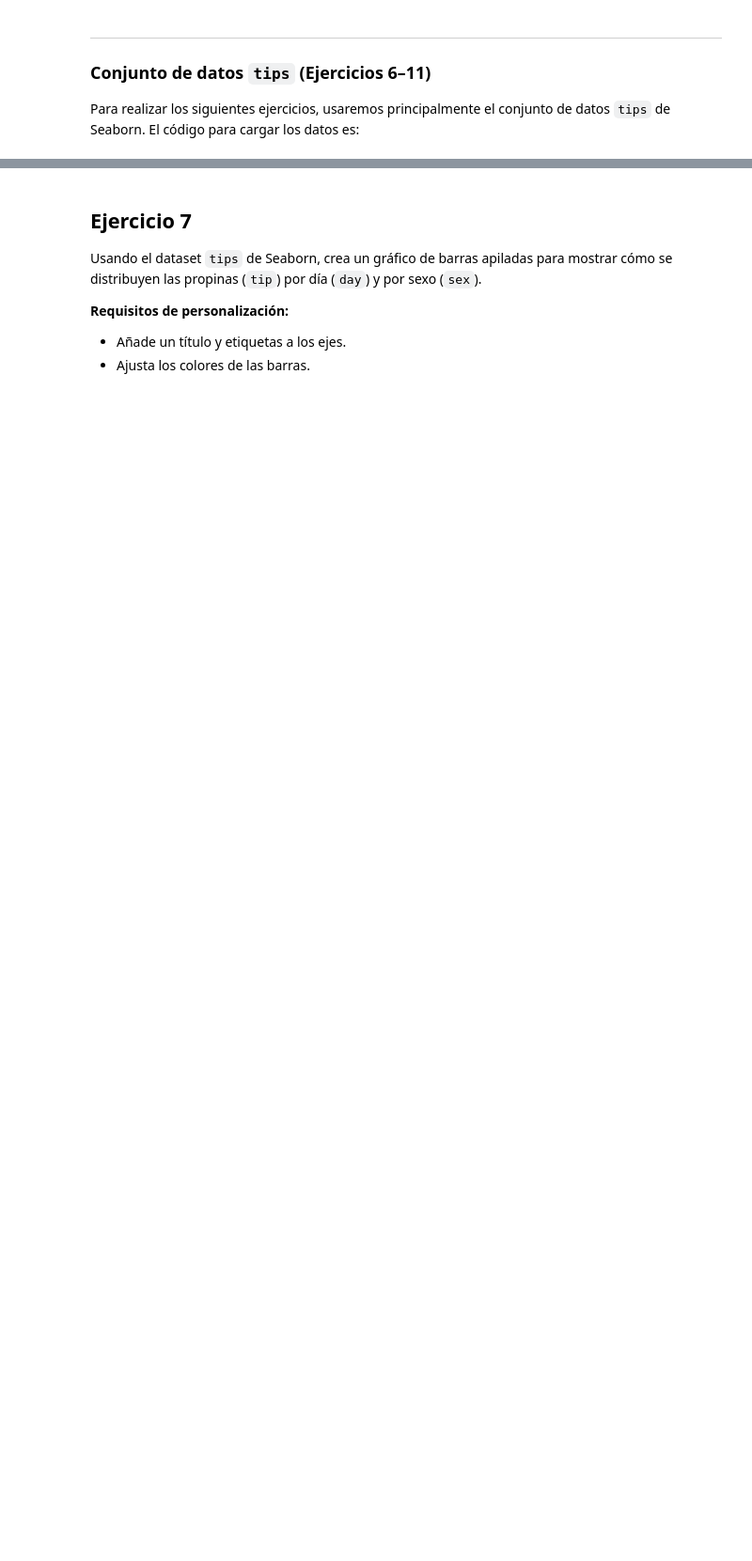
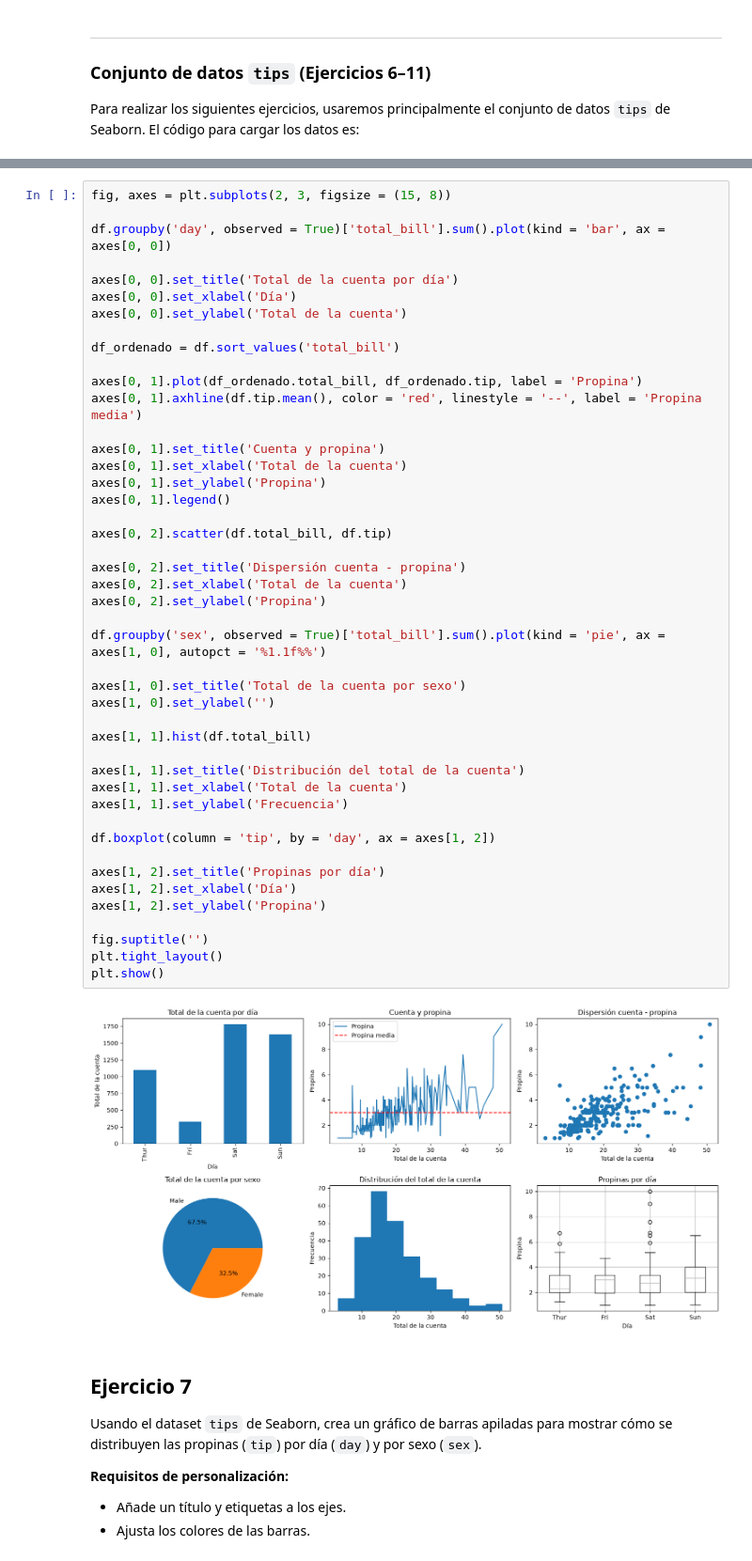
Before and after one commit to Manuel-Avecilla/PIA-MIA, a Jupyter notebook: matplotlib/Ejercicios_con_Matplotlib.ipynb, the cells around one changed output, grey strips where cells are left out. Shown at 94% size. Saved outputs shown, nothing was run; the diff lists cells and outputs as text; blank space fills up the shorter version.

```diff
--- a/matplotlib/Ejercicios_con_Matplotlib.ipynb
+++ b/matplotlib/Ejercicios_con_Matplotlib.ipynb
@@ -197,3 +180,50 @@ Usando el dataset `tips` de Seaborn, crea una figura con 2 filas y 3 columnas en
+# %%
+fig, axes = plt.subplots(2, 3, figsize = (15, 8))
+
+df.groupby('day', observed = True)['total_bill'].sum().plot(kind = 'bar', ax = axes[0, 0])
+
+axes[0, 0].set_title('Total de la cuenta por día')
+axes[0, 0].set_xlabel('Día')
+axes[0, 0].set_ylabel('Total de la cuenta')
+
+df_ordenado = df.sort_values('total_bill')
+
+axes[0, 1].plot(df_ordenado.total_bill, df_ordenado.tip, label = 'Propina')
+axes[0, 1].axhline(df.tip.mean(), color = 'red', linestyle = '--', label = 'Propina media')
+
+axes[0, 1].set_title('Cuenta y propina')
+axes[0, 1].set_xlabel('Total de la cuenta')
+axes[0, 1].set_ylabel('Propina')
+axes[0, 1].legend()
+
+axes[0, 2].scatter(df.total_bill, df.tip)
+
+axes[0, 2].set_title('Dispersión cuenta - propina')
+axes[0, 2].set_xlabel('Total de la cuenta')
+axes[0, 2].set_ylabel('Propina')
+
+df.groupby('sex', observed = True)['total_bill'].sum().plot(kind = 'pie', ax = axes[1, 0], autopct = '%1.1f%%')
+
+axes[1, 0].set_title('Total de la cuenta por sexo')
+axes[1, 0].set_ylabel('')
+
+axes[1, 1].hist(df.total_bill)
+
+axes[1, 1].set_title('Distribución del total de la cuenta')
+axes[1, 1].set_xlabel('Total de la cuenta')
+axes[1, 1].set_ylabel('Frecuencia')
+
+df.boxplot(column = 'tip', by = 'day', ax = axes[1, 2])
+
+axes[1, 2].set_title('Propinas por día')
+axes[1, 2].set_xlabel('Día')
+axes[1, 2].set_ylabel('Propina')
+
+fig.suptitle('')
+plt.tight_layout()
+plt.show()
+# %% [output]
+[figure, added]
 # %% [markdown]
 ## Ejercicio 7
 
```
Also changed, not shown: parts of 24 cells of this notebook.
